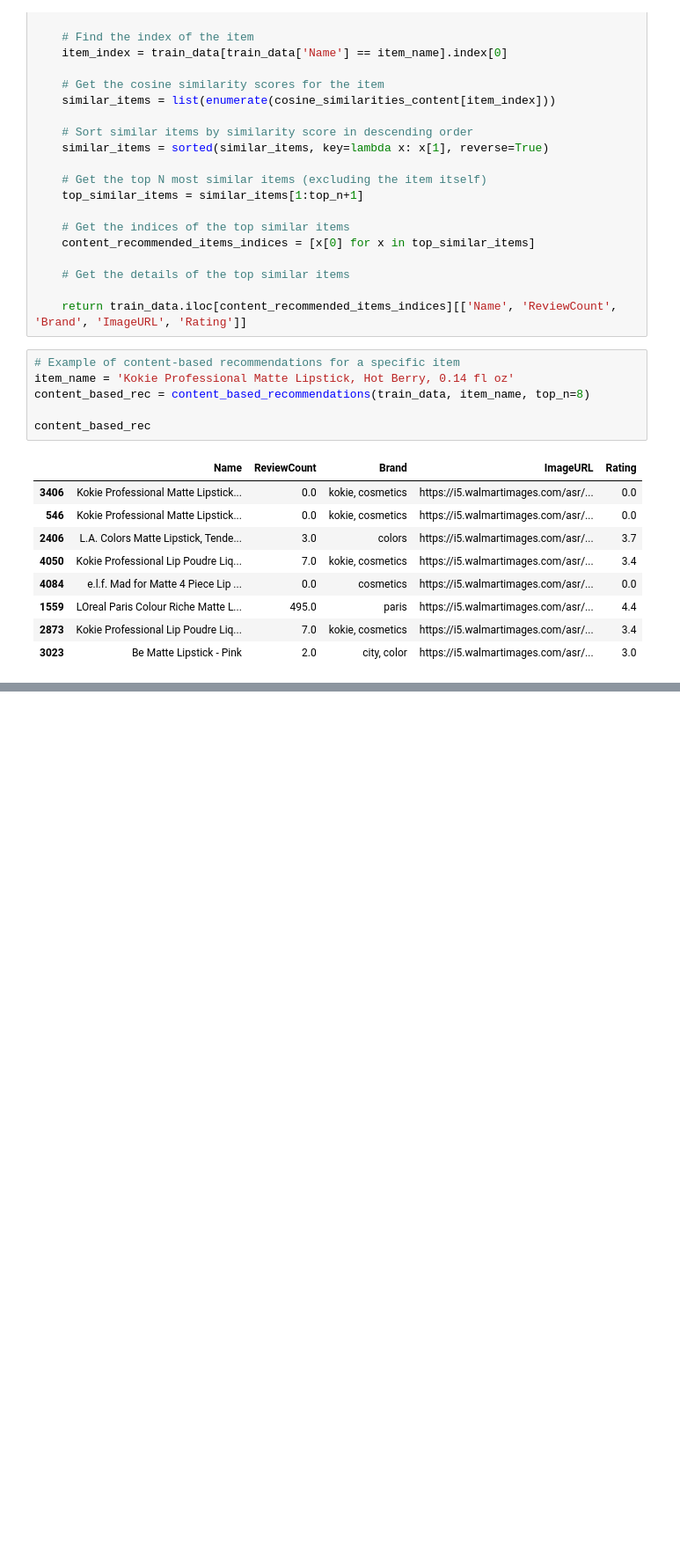
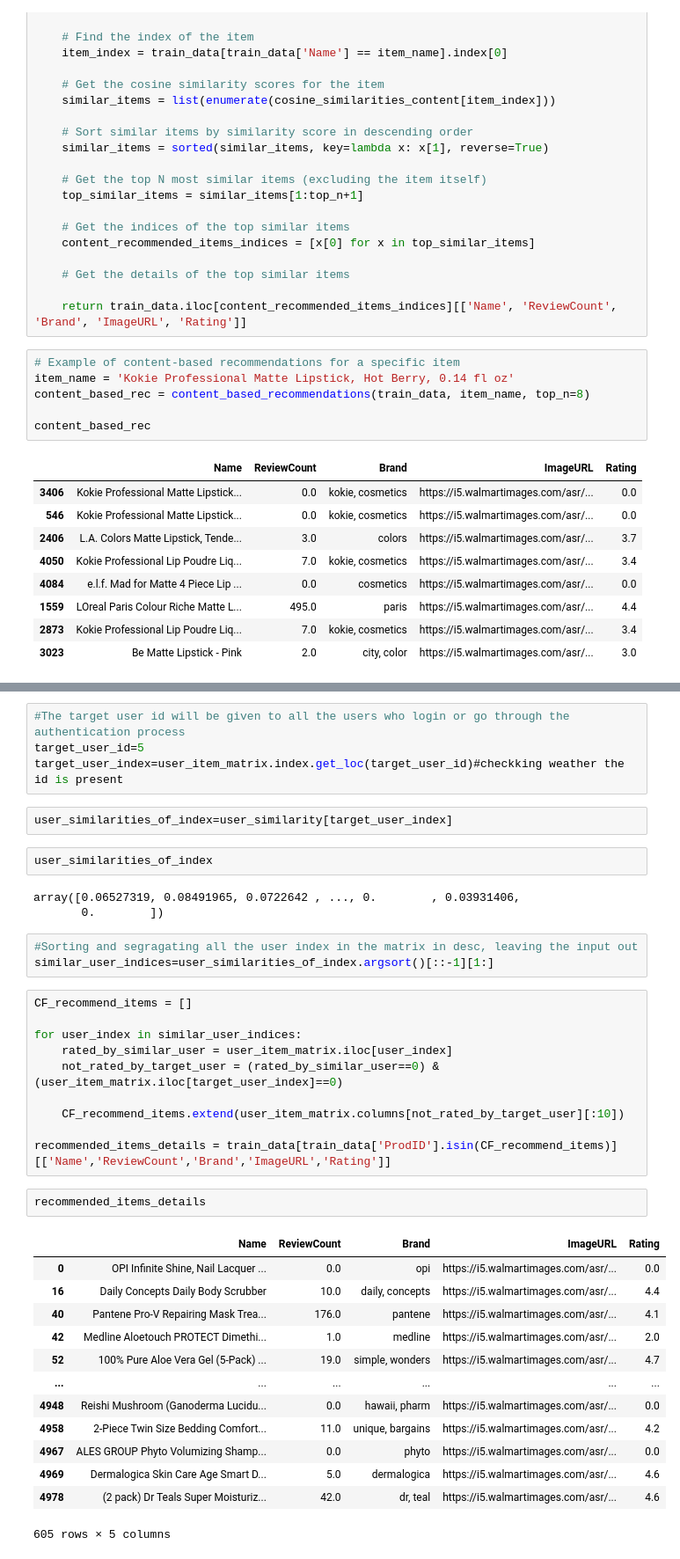
Before and after one commit to Pranav-Sharma717/E-commerce_Recommendation_System, a Jupyter notebook: E_commerce_recommendation_System.ipynb, the cells around one changed output, grey strips where cells are left out. Shown at 88% size. Cells and saved outputs as stored; diff of their text form; blank space fills up the shorter version.

```diff
--- a/E_commerce_recommendation_System.ipynb
+++ b/E_commerce_recommendation_System.ipynb
@@ -467,0 +476,40 @@ content_based_rec
+# %%
+#The target user id will be given to all the users who login or go through the authentication process
+target_user_id=5
+target_user_index=user_item_matrix.index.get_loc(target_user_id)#checkking weather the id is present
+# %%
+user_similarities_of_index=user_similarity[target_user_index]
+# %%
+user_similarities_of_index
+# %% [output]
+array([0.06527319, 0.08491965, 0.0722642 , ..., 0.        , 0.03931406,
+       0.        ])
+# %%
+#Sorting and segragating all the user index in the matrix in desc, leaving the input out
+similar_user_indices=user_similarities_of_index.argsort()[::-1][1:]
+# %%
+CF_recommend_items = []
+
+for user_index in similar_user_indices:
+    rated_by_similar_user = user_item_matrix.iloc[user_index]
+    not_rated_by_target_user = (rated_by_similar_user==0) & (user_item_matrix.iloc[target_user_index]==0)
+
+    CF_recommend_items.extend(user_item_matrix.columns[not_rated_by_target_user][:10])
+
+recommended_items_details = train_data[train_data['ProdID'].isin(CF_recommend_items)][['Name','ReviewCount','Brand','ImageURL','Rating']]
+# %%
+recommended_items_details
+# %% [output]
+|  | Name | ReviewCount | Brand | ImageURL | Rating |
+| 0 | OPI Infinite Shine, Nail Lacquer ... | 0.0 | opi | https://i5.walmartimages.com/asr/... | 0.0 |
+| 16 | Daily Concepts Daily Body Scrubber | 10.0 | daily, concepts | https://i5.walmartimages.com/asr/... | 4.4 |
+| 40 | Pantene Pro-V Repairing Mask Trea... | 176.0 | pantene | https://i5.walmartimages.com/asr/... | 4.1 |
+| 42 | Medline Aloetouch PROTECT Dimethi... | 1.0 | medline | https://i5.walmartimages.com/asr/... | 2.0 |
+| 52 | 100% Pure Aloe Vera Gel (5-Pack) ... | 19.0 | simple, wonders | https://i5.walmartimages.com/asr/... | 4.7 |
+| ... | ... | ... | ... | ... | ... |
+| 4948 | Reishi Mushroom (Ganoderma Lucidu... | 0.0 | hawaii, pharm | https://i5.walmartimages.com/asr/... | 0.0 |
+| 4958 | 2-Piece Twin Size Bedding Comfort... | 11.0 | unique, bargains | https://i5.walmartimages.com/asr/... | 4.2 |
+| 4967 | ALES GROUP Phyto Volumizing Shamp... | 0.0 | phyto | https://i5.walmartimages.com/asr/... | 0.0 |
+| 4969 | Dermalogica Skin Care Age Smart D... | 5.0 | dermalogica | https://i5.walmartimages.com/asr/... | 4.6 |
+| 4978 | (2 pack) Dr Teals Super Moisturiz... | 42.0 | dr, teal | https://i5.walmartimages.com/asr/... | 4.6 |
+605 rows × 5 columns
```
Also changed, not shown: parts of 4 cells of this notebook.
